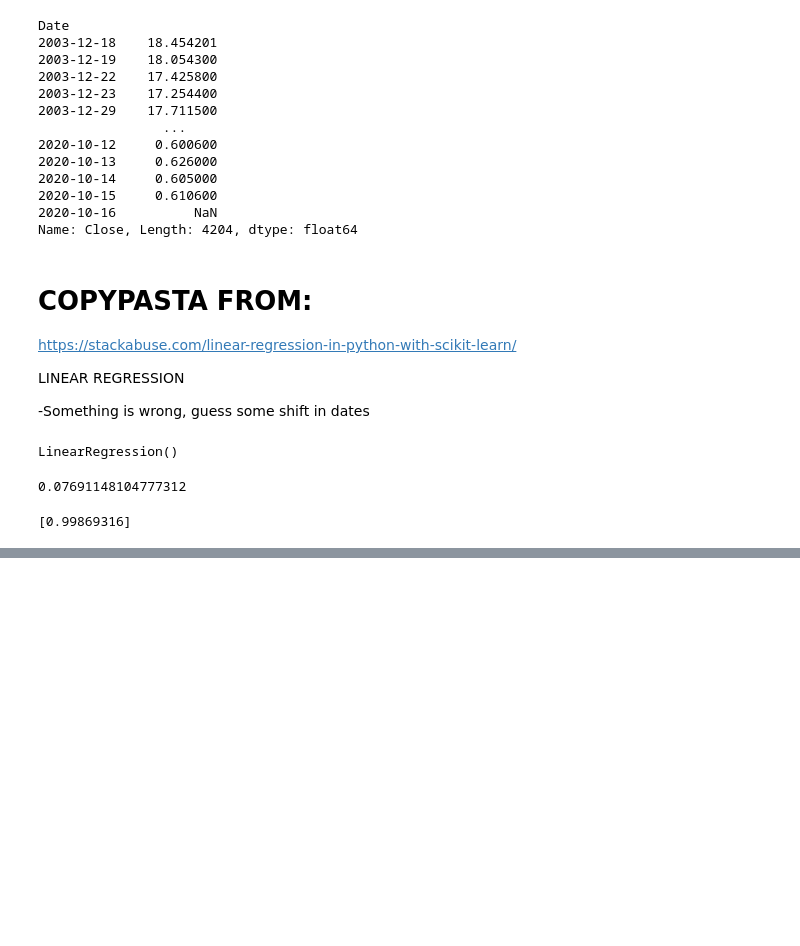
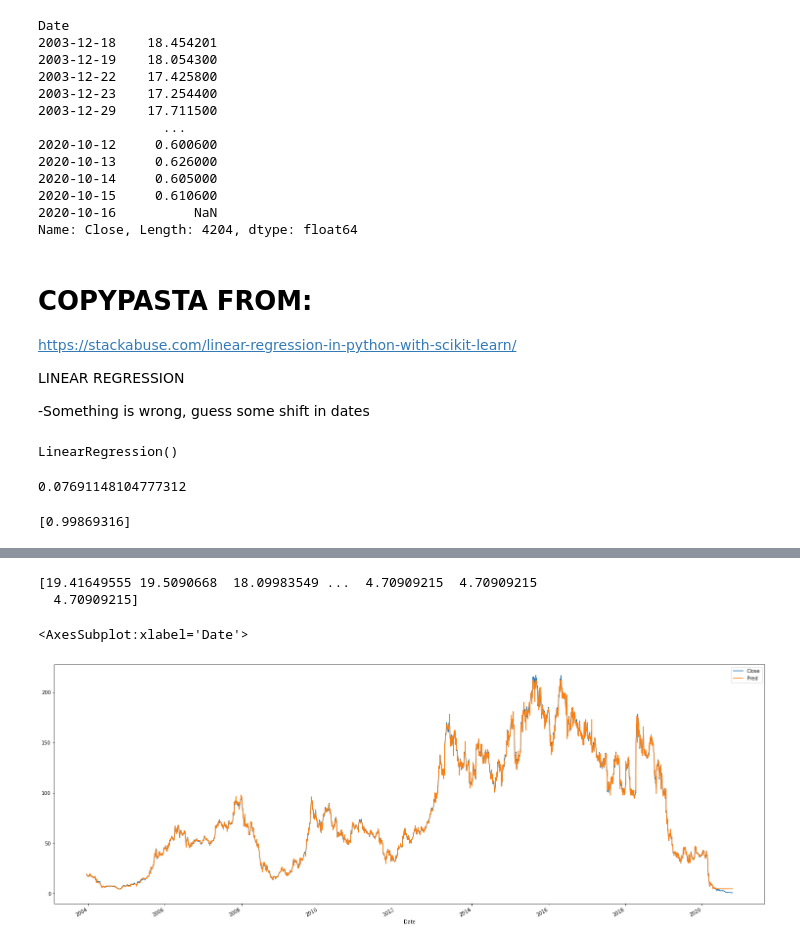
Before and after one commit to anafvana/DAVE3625_Oblig2, a Jupyter notebook: test.ipynb, the cells around one changed output, grey strips where cells are left out. Drawn from its saved outputs; the diff is of its cells as text; code cells hidden in the pictures; blank space fills up the shorter version.

```diff
--- a/test.ipynb
+++ b/test.ipynb
@@ -196,0 +212,20 @@ r.plot(figsize=(26,10))
+# %%
+def rfr_model(X, y):# Perform Grid-Search
+    gsc = GridSearchCV(
+        estimator=RandomForestRegressor(),
+        param_grid={
+            'max_depth': range(3,20),
+            'n_estimators': (10, 50, 100, 1000, 2000, 4000),
+        },
+        cv=5, scoring='neg_mean_squared_error', verbose=0,n_jobs=-1)
+
+    grid_result = gsc.fit(X, y)
+    best_params = grid_result.best_params_
+
+    rfr = RandomForestRegressor(max_depth=best_params["max_depth"], n_estimators=best_params["n_estimators"],random_state=False, verbose=False)# Perform K-Fold CV
+    #scores = cross_val_score(rfr, X, y, cv=10, scoring='neg_mean_absolute_error')
+    predictions = cross_val_predict(rfr, X, y, cv=10)
+
+    return predictions
+# %%
+output = (rfr_model(X,y))
@@ -196,0 +237,4 @@ r.plot(figsize=(26,10))
+# %%
+df3=X
+# %%
+df3["Pred"]=output
@@ -196,0 +264,10 @@ r.plot(figsize=(26,10))
+# %%
+print(output)
+# %% [output]
+[19.41649555 19.5090668  18.09983549 ...  4.70909215  4.70909215
+  4.70909215]
+# %%
+df3.plot(figsize=(26,10))
+# %% [output]
+<AxesSubplot:xlabel='Date'>
+[figure, added]
```
Also changed, not shown: parts of 11 cells of this notebook.
